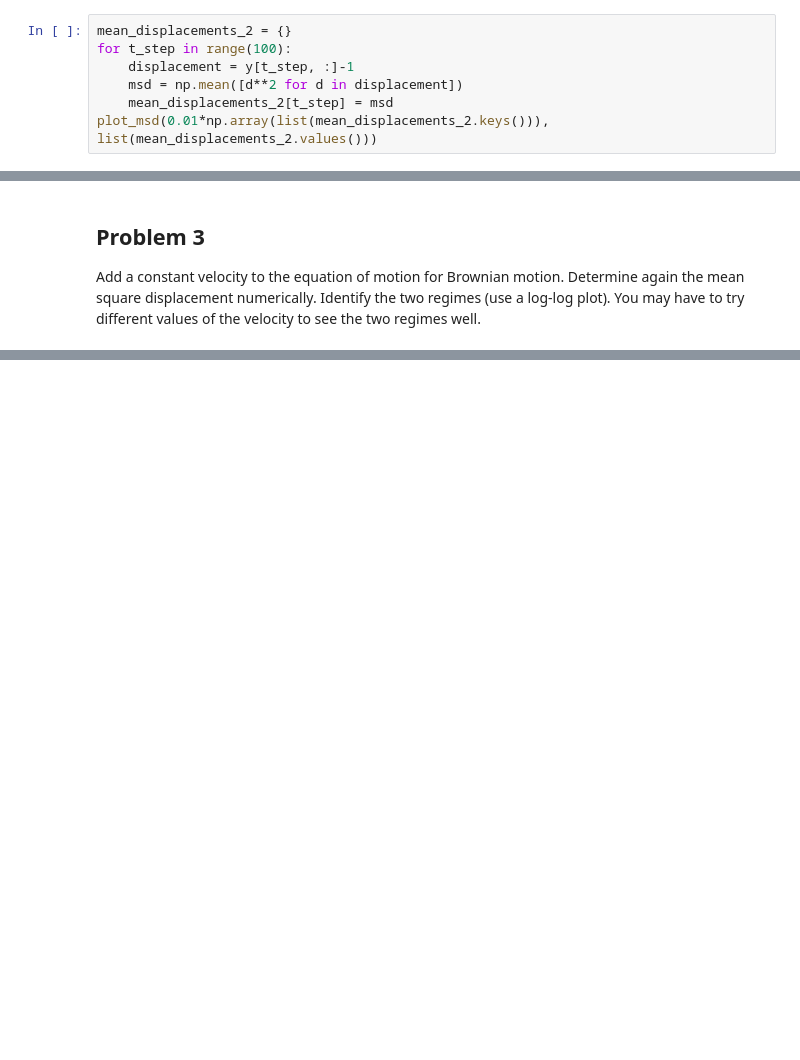
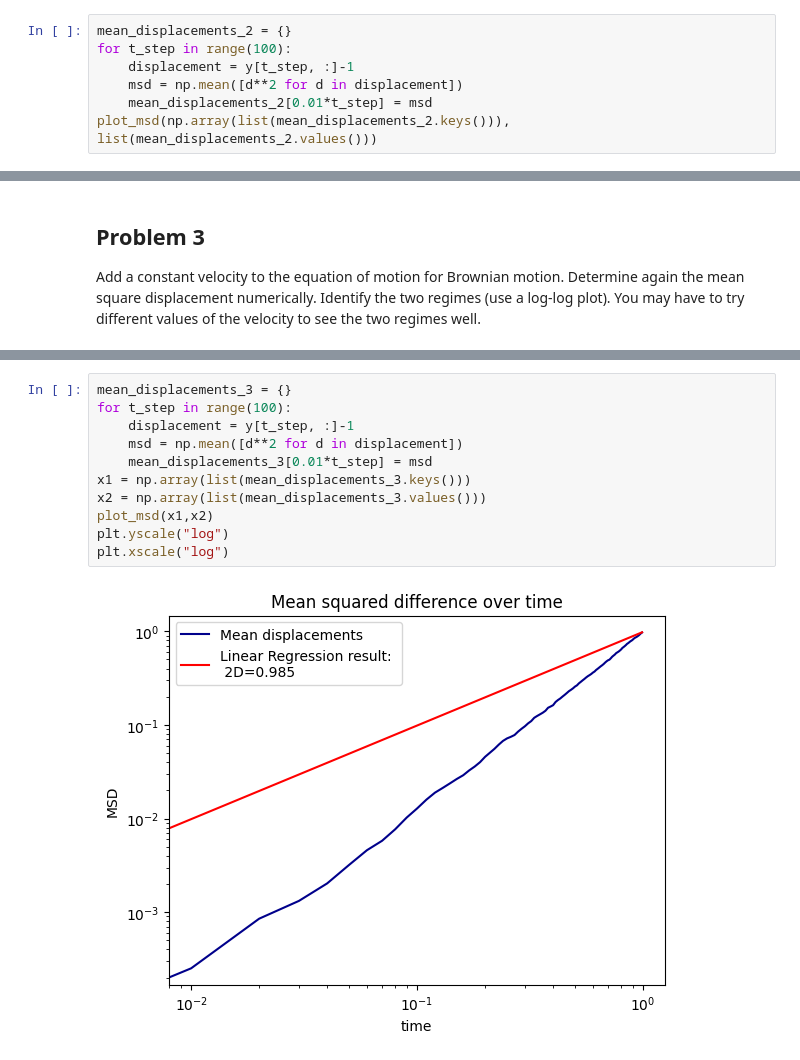
Before and after one commit to corinnawegner/Physics_of_complex_systems, a Jupyter notebook: Assignment 6/Assignment_6_Corinna_Wegner.ipynb, the cells around one changed output, grey strips where cells are left out. Cells and saved outputs as stored; diff of their text form; blank space fills up the shorter version.

```diff
--- a/Assignment 6/Assignment_6_Corinna_Wegner.ipynb
+++ b/Assignment 6/Assignment_6_Corinna_Wegner.ipynb
@@ -127,8 +127,8 @@ mean_displacements_2 = {}
 for t_step in range(100):
     displacement = y[t_step, :]-1
     msd = np.mean([d**2 for d in displacement])
-    mean_displacements_2[t_step] = msd
-plot_msd(0.01*np.array(list(mean_displacements_2.keys())), list(mean_displacements_2.values()))
+    mean_displacements_2[0.01*t_step] = msd
+plot_msd(np.array(list(mean_displacements_2.keys())), list(mean_displacements_2.values()))
 # %% [output]
 [figure]
 # %% [markdown]
@@ -139,0 +153,13 @@ the velocity to see the two regimes well.
+# %%
+mean_displacements_3 = {}
+for t_step in range(100):
+    displacement = y[t_step, :]-1
+    msd = np.mean([d**2 for d in displacement])
+    mean_displacements_3[0.01*t_step] = msd
+x1 = np.array(list(mean_displacements_3.keys()))
+x2 = np.array(list(mean_displacements_3.values()))
+plot_msd(x1,x2)
+plt.yscale("log")
+plt.xscale("log")
+# %% [output]
+[figure, added]
```
Also changed, not shown: parts of 6 cells of this notebook.
